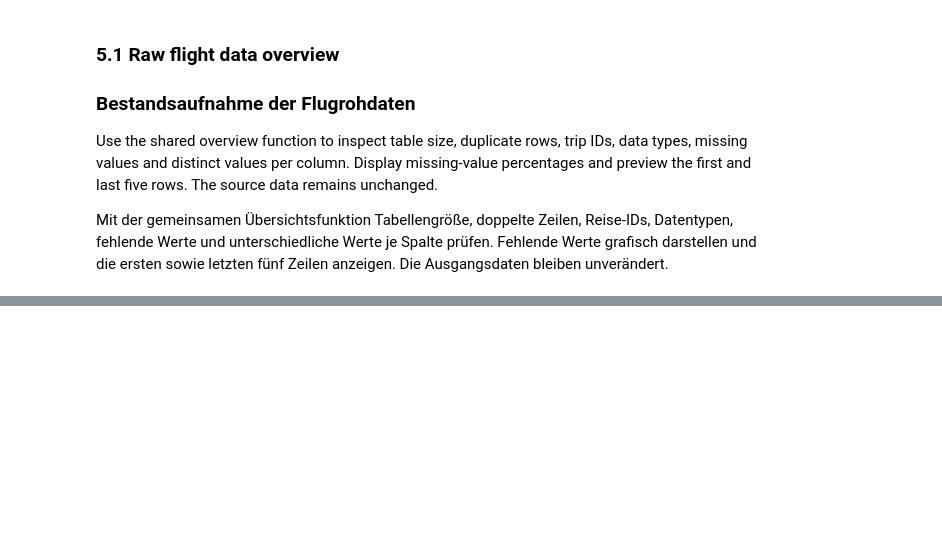
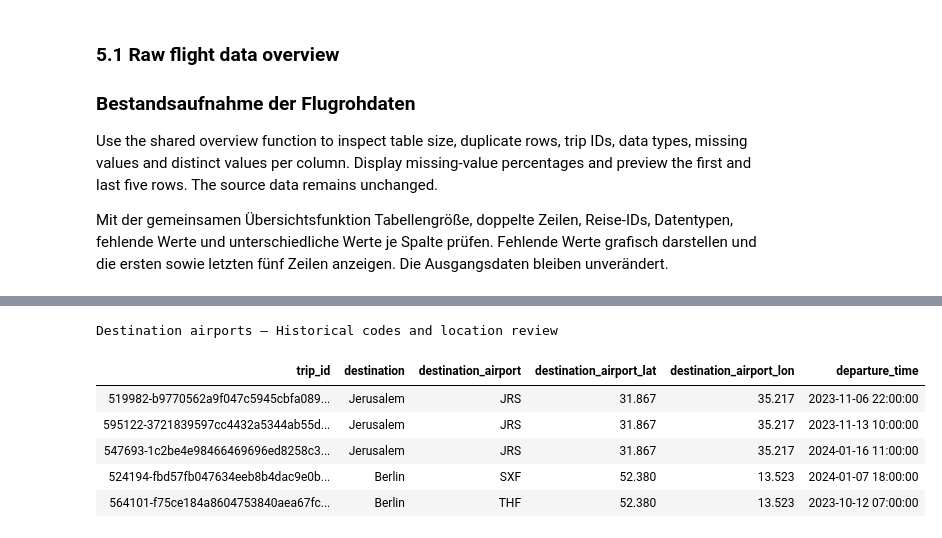
Before and after one commit to mperos1978/TravelTide, a Jupyter notebook: notebooks/01_eda.ipynb, the cells around one changed output, grey strips where cells are left out. Cells and saved outputs as stored; diff of their text form; code cells hidden in the pictures; blank space fills up the shorter version.

```diff
--- a/notebooks/01_eda.ipynb
+++ b/notebooks/01_eda.ipynb
@@ -4752,0 +4871,12 @@ Flights — Last rows
+# %%
+# normalize whitespace and correct a verified airline spelling
+airline_names = (
+    flights_work["trip_airline"]
+    .astype("string")
+    .str.strip()
+    .str.replace(r"\s+", " ", regex=True)
+)
+
+flights_work["trip_airline"] = airline_names.replace({
+    "Pacific Coastal Airline": "Pacific Coastal Airlines",
+})
@@ -4752,0 +5007,34 @@ Flights — Last rows
+# %%
+# inspect unresolved airport codes alongside their stored coordinates
+airport_review = flights_work.loc[
+    flights_work["destination_airport"].isin(["JRS", "SXF", "THF"]),
+    [
+        "trip_id",
+        "destination",
+        "destination_airport",
+        "destination_airport_lat",
+        "destination_airport_lon",
+        "departure_time",
+    ],
+].sort_values(["destination_airport", "departure_time"])
+
+display(HTML(
+    '<div style="overflow-x:auto;">'
+    + style_overview(
+        airport_review,
+        "Destination airports — Historical codes and location review",
+        {
+            "destination_airport_lat": "{:.3f}",
+            "destination_airport_lon": "{:.3f}",
+        },
+    ).to_html()
+    + "</div>"
+))
+# %% [output]
+Destination airports — Historical codes and location review
+| trip_id | destination | destination_airport | destination_airport_lat | destination_airport_lon | departure_time |
+| 519982-b9770562a9f047c5945cbfa089... | Jerusalem | JRS | 31.867 | 35.217 | 2023-11-06 22:00:00 |
+| 595122-3721839597cc4432a5344ab55d... | Jerusalem | JRS | 31.867 | 35.217 | 2023-11-13 10:00:00 |
+| 547693-1c2be4e98466469696ed8258c3... | Jerusalem | JRS | 31.867 | 35.217 | 2024-01-16 11:00:00 |
+| 524194-fbd57fb047634eeb8b4dac9e0b... | Berlin | SXF | 52.380 | 13.523 | 2024-01-07 18:00:00 |
+| 564101-f75ce184a8604753840aea67fc... | Berlin | THF | 52.380 | 13.523 | 2023-10-12 07:00:00 |
```
Also changed, not shown: parts of 48 cells of this notebook.
